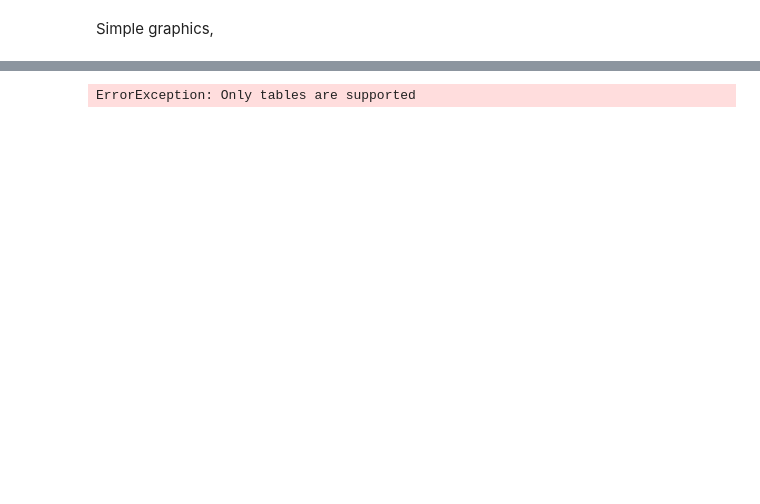
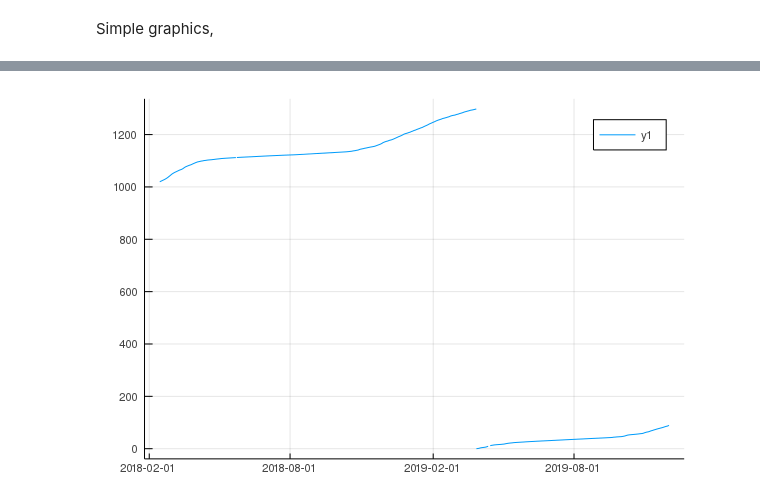
Before and after one commit to noda/Sonic.jl-deprecated-, a Jupyter notebook: doc/Nodosus.ipynb, the cells around one changed output, grey strips where cells are left out. Drawn from its saved outputs; the diff is of its cells as text; code cells hidden in the pictures; blank space fills up the shorter version.

```diff
--- a/doc/Nodosus.ipynb
+++ b/doc/Nodosus.ipynb
@@ -137,5 +132,5 @@ ErrorException: Only tables are supported
 # %%
-@df data[r.node_id] plot(:datetime, [:meter_heatenergy])
+@df data plot(:datetime, [:meter_heatenergy])
 # %% [output]
-ErrorException: Only tables are supported
+[figure, added]
 # %%
```
Also changed, not shown: parts of 11 cells of this notebook, 4 other files.
